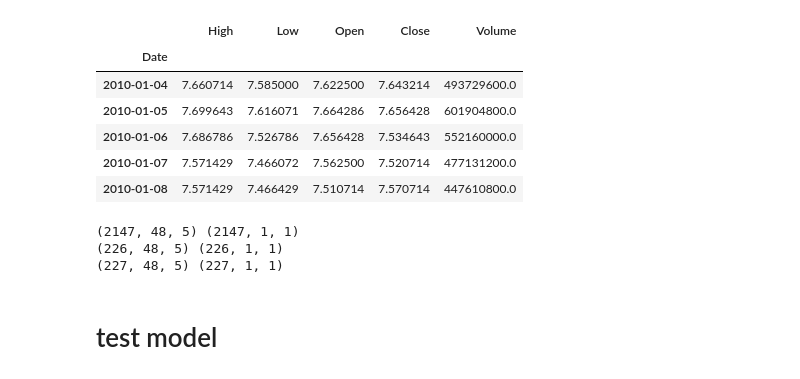
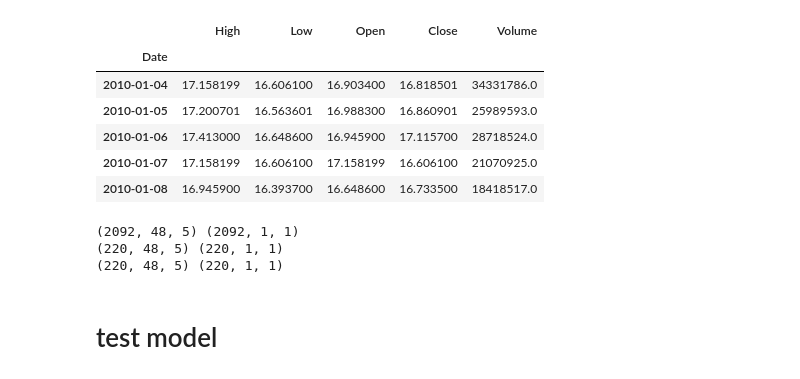
Before and after one commit to skywalker0803r/deep-learning-ian-goodfellow, a Jupyter notebook: LSTNet.ipynb, the cells around one changed output. Saved outputs shown, nothing was run; the diff lists cells and outputs as text; code cells hidden in the pictures.

```diff
--- a/LSTNet.ipynb
+++ b/LSTNet.ipynb
@@ -3,35 +3,34 @@
 # %%
 import torch
 from torch import nn
 from torch.optim import Adam
 import torch.nn.functional as F
 import requests
 import numpy as np
 import pandas as pd
 import pandas_datareader.data as web
 from torch.utils.data import TensorDataset,DataLoader
 import datetime
 from sklearn.preprocessing import MinMaxScaler,StandardScaler
 from copy import deepcopy
 import matplotlib.pyplot as plt
 
 # get model
-res =requests.get('https://raw.githubusercontent.com/skywalker0803r/LSTNet.pytorch/master/LSTNet.py').text
-exec(res)
-model = LSTNet()
+exec(requests.get('https://raw.githubusercontent.com/skywalker0803r/LSTNet.pytorch/master/LSTNet.py').text)
+model = LSTNet(num_features=5,output_out_features=1)
 
 # get data
 start,end = datetime.datetime(2010,1,1),datetime.date.today()
-df = web.DataReader("AAPL", "yahoo", start, end).drop('Adj Close',axis=1)
+df = web.DataReader("6005.tw", "yahoo", start, end).drop('Adj Close',axis=1)
 df.head()
 # %% [output]
 |  | High | Low | Open | Close | Volume |
 | Date |  |  |  |  |  |
-| 2010-01-04 | 7.660714 | 7.585000 | 7.622500 | 7.643214 | 493729600.0 |
-| 2010-01-05 | 7.699643 | 7.616071 | 7.664286 | 7.656428 | 601904800.0 |
-| 2010-01-06 | 7.686786 | 7.526786 | 7.656428 | 7.534643 | 552160000.0 |
-| 2010-01-07 | 7.571429 | 7.466072 | 7.562500 | 7.520714 | 477131200.0 |
-| 2010-01-08 | 7.571429 | 7.466429 | 7.510714 | 7.570714 | 447610800.0 |
+| 2010-01-04 | 17.158199 | 16.606100 | 16.903400 | 16.818501 | 34331786.0 |
+| 2010-01-05 | 17.200701 | 16.563601 | 16.988300 | 16.860901 | 25989593.0 |
+| 2010-01-06 | 17.413000 | 16.648600 | 16.945900 | 17.115700 | 28718524.0 |
+| 2010-01-07 | 17.158199 | 16.606100 | 17.158199 | 16.606100 | 21070925.0 |
+| 2010-01-08 | 16.945900 | 16.393700 | 16.648600 | 16.733500 | 18418517.0 |
 # %%
 def make_data_iter(df,ss_x,time_step=48):
   data = {'x':[],'y':[]}
@@ -62,9 +61,9 @@ train_iter = make_data_iter(train,ss_x)
 valid_iter = make_data_iter(valid,ss_x)
 test_iter = make_data_iter(test,ss_x)
 # %% [output]
-(2147, 48, 5) (2147, 1, 1)
-(226, 48, 5) (226, 1, 1)
-(227, 48, 5) (227, 1, 1)
+(2092, 48, 5) (2092, 1, 1)
+(220, 48, 5) (220, 1, 1)
+(220, 48, 5) (220, 1, 1)
 # %% [markdown]
 # test model
 # %%
```
Also changed, not shown: parts of 4 cells of this notebook.
